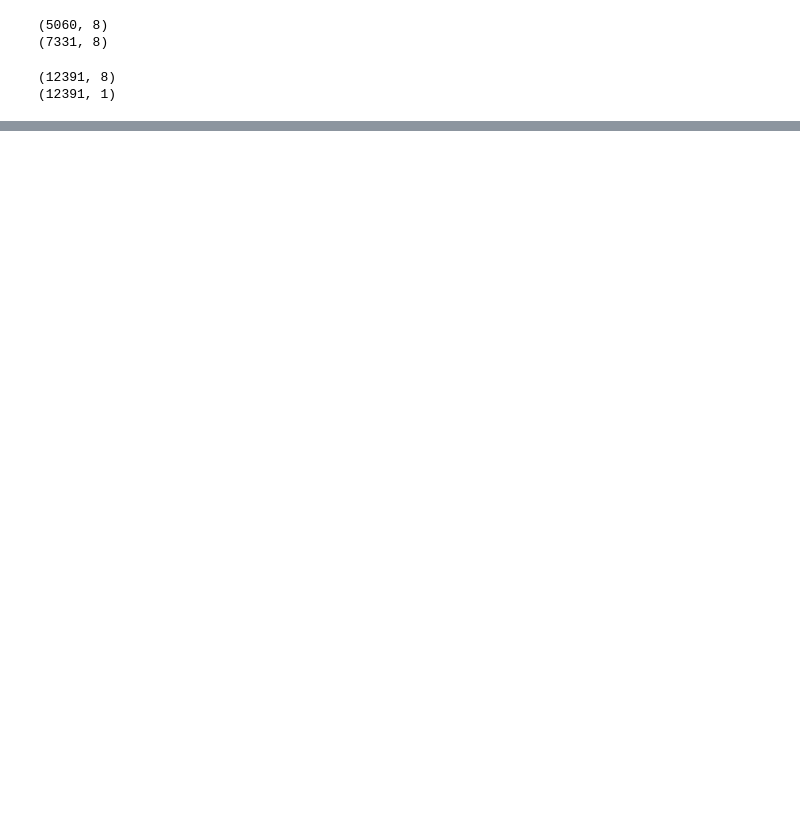
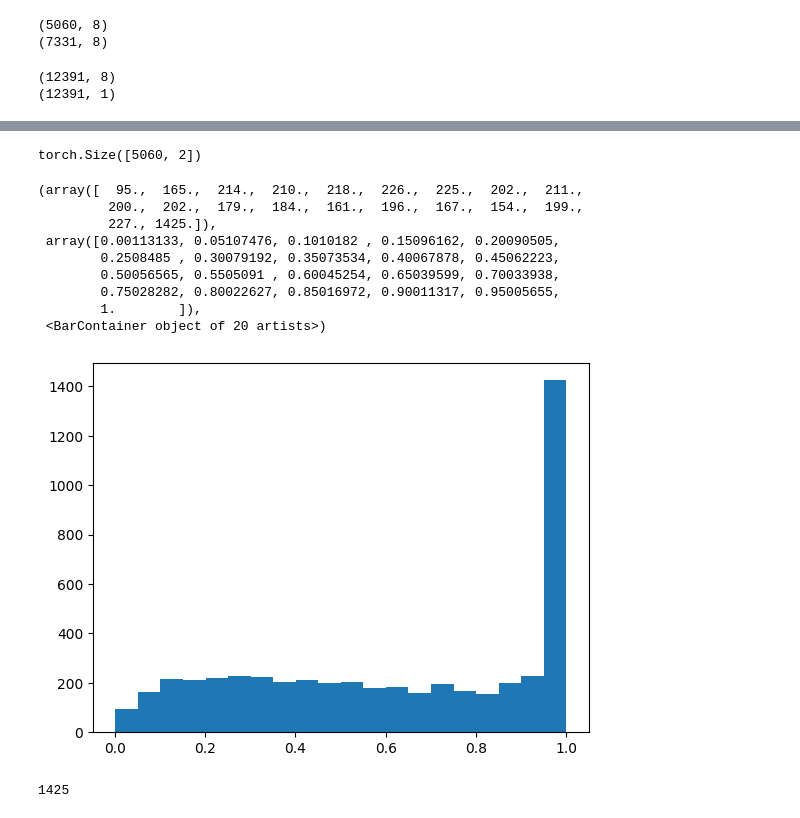
Before and after one commit to mohummudh/proton-deuteron, a Jupyter notebook: notebooks/autoencoder/separation.ipynb, the cells around one changed output, grey strips where cells are left out. Cells and saved outputs as stored; diff of their text form; code cells hidden in the pictures; blank space fills up the shorter version.

```diff
--- a/notebooks/autoencoder/separation.ipynb
+++ b/notebooks/autoencoder/separation.ipynb
@@ -30,3 +56,35 @@ loader = DataLoader(dataset, batch_size=32, shuffle=True)
 # %% [output]
 (12391, 8)
 (12391, 1)
+# %%
+class Separater(nn.Module):
+    def __init__(self, latent=8):
+        super().__init__()
+        self.net = nn.Sequential(
+            nn.Linear(latent, latent*2),
+            nn.ReLU(),
+            nn.Linear(latent*2, latent*4),
+            nn.ReLU(),
+            nn.Linear(latent*4, latent*8),
+            nn.ReLU(),
+            nn.Linear(latent*8, latent*2),
+            nn.ReLU(),
+            nn.Linear(latent*2, 2)
+        )
+
+    def forward(self, x):
+        return self.net(x)
+# %%
+model = Separater()
+loss = nn.CrossEntropyLoss()
+optimiser = optim.Adam(model.parameters(), lr=1e-3)
+# %%
+for epoch in range(500):
+    for xb, yb in loader:
+        yb = yb.squeeze(1).long()
+        optimiser.zero_grad()
+        logits = model(xb)
+        l = loss(logits, yb)
+        l.backward()
+        optimiser.step()
+    print(f'Epoch {epoch}, Loss: {l.item():.4f}')
@@ -32,0 +109,5 @@ loader = DataLoader(dataset, batch_size=32, shuffle=True)
+# %%
+with torch.no_grad():
+    test_x = torch.tensor(dlatent)
+    logits = model(test_x)
+    probs = F.softmax(logits, dim=1)
@@ -32,0 +124,17 @@ loader = DataLoader(dataset, batch_size=32, shuffle=True)
+# %%
+probs.shape
+# %% [output]
+torch.Size([5060, 2])
+# %%
+plt.hist(probs[:, 1], bins=20)
+# %% [output]
+(array([  95.,  165.,  214.,  210.,  218.,  226.,  225.,  202.,  211.,
+         200.,  202.,  179.,  184.,  161.,  196.,  167.,  154.,  199.,
+         227., 1425.]),
+ array([0.00113133, 0.05107476, 0.1010182 , 0.15096162, 0.20090505,
+        0.2508485 , 0.30079192, 0.35073534, 0.40067878, 0.45062223,
+        0.50056565, 0.5505091 , 0.60045254, 0.65039599, 0.70033938,
+        0.75028282, 0.80022627, 0.85016972, 0.90011317, 0.95005655,
+        1.        ]),
+ <BarContainer object of 20 artists>)
+[figure, added]
@@ -32,0 +143,5 @@ loader = DataLoader(dataset, batch_size=32, shuffle=True)
+# %%
+d = deuterons[deuterons['prob'] >= 0.95]; print(len(d))
+p = deuterons[deuterons['prob'] < 0.95]
+# %% [output]
+1425
```
Also changed, not shown: parts of 9 cells of this notebook, 5 other files.
